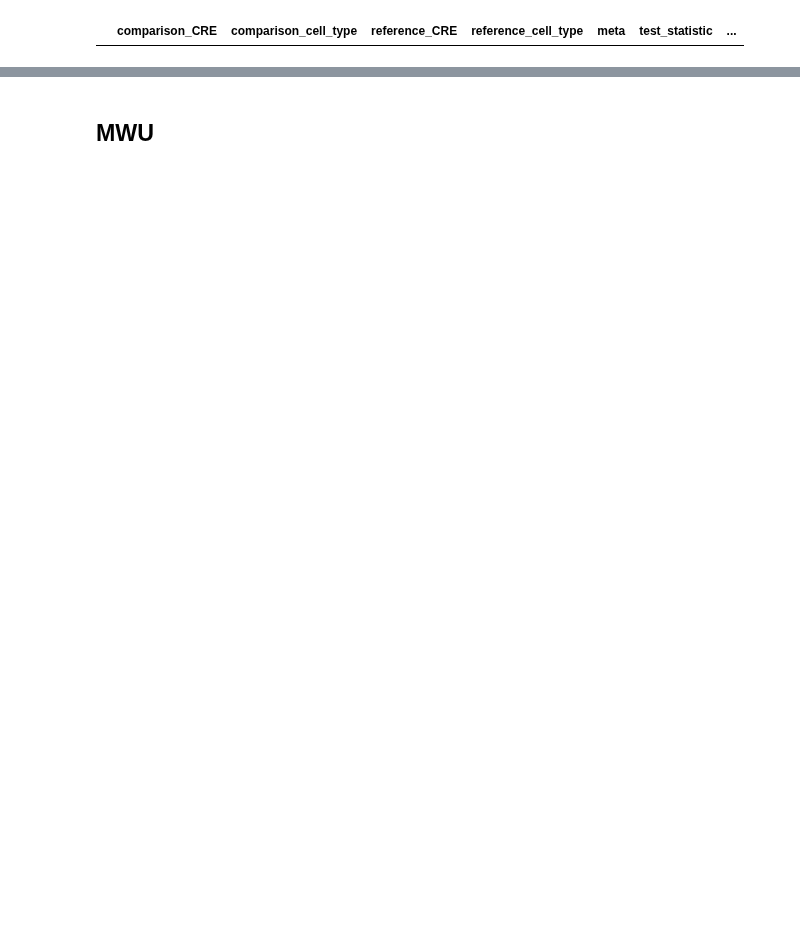
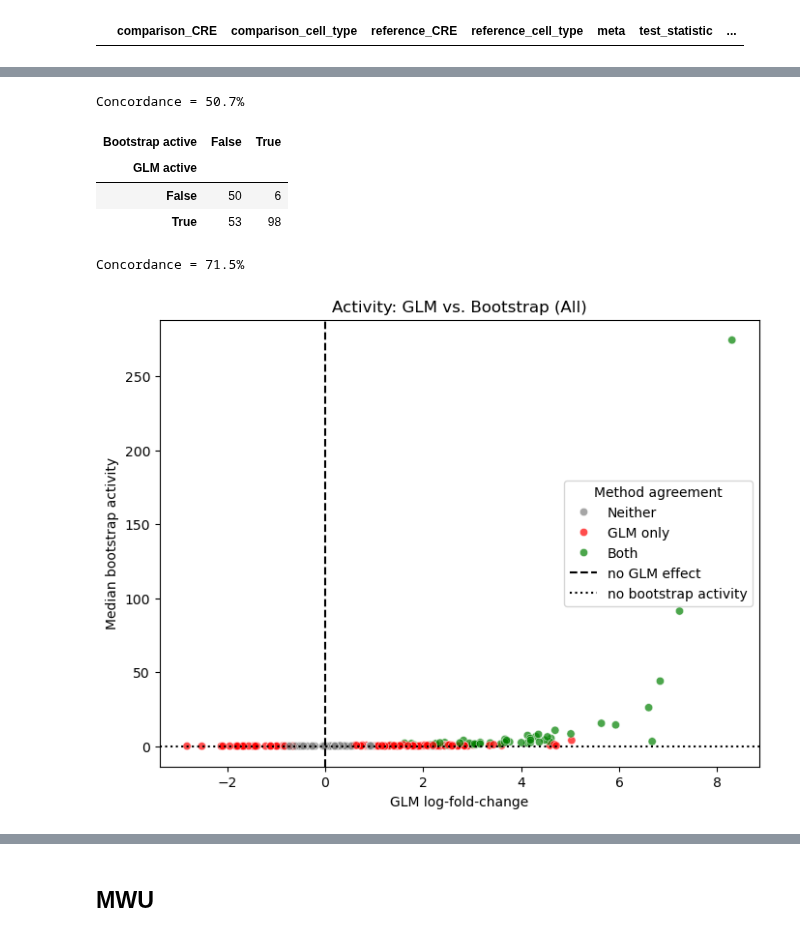
Before and after one commit to Reilly-Lab-Yale/tabula-rasa, a Jupyter notebook: notebooks/results/test_demo_hypotheses.ipynb, the cells around one changed output, grey strips where cells are left out. Saved outputs shown, nothing was run; the diff lists cells and outputs as text; code cells hidden in the pictures; blank space fills up the shorter version.

```diff
--- a/notebooks/results/test_demo_hypotheses.ipynb
+++ b/notebooks/results/test_demo_hypotheses.ipynb
@@ -159,0 +174,2 @@ wald_ct_df[wald_ct_df.isna().any(axis=1)]
+# %%
+wald_ct_df_merge = pd.merge(wald_ct_df, counts_groupby_cre_agg[['cre_id','cell_type','Mean','Mean_Norm']], left_on=['comparison_CRE', 'comparison_cell_type'], right_on = ["cre_id", "cell_type"], how='inner')
@@ -159,0 +192,10 @@ wald_ct_df[wald_ct_df.isna().any(axis=1)]
+# %%
+wald_ct_df_summary = wald_ct_df_merge.loc[
+    wald_ct_df_merge.groupby("comparison_CRE")["Mean_Norm"].idxmax()
+][["comparison_CRE", "test_statistic", "bh_p", "fold_change", "cell_type"]].rename(columns={
+    "fold_change": "glm_max_activity_fold_change",
+    "bh_p": "glm_activity_adj_p"
+})
+
+wald_ct_df_summary["glm_is_active"] = wald_ct_df_summary["glm_activity_adj_p"] < 0.05
+wald_ct_df_summary
@@ -159,0 +252,3 @@ wald_ct_df[wald_ct_df.isna().any(axis=1)]
+# %%
+cmp = pd.merge(wald_ct_df_summary, boot_act_grouped, left_on=['comparison_CRE'], right_on = ["cre_id"], how='inner')
+cmp
@@ -159,0 +282,53 @@ wald_ct_df[wald_ct_df.isna().any(axis=1)]
+# %%
+agree = (cmp["glm_is_active"] == cmp["is_active_all_reps"]).mean()
+print(f"Concordance = {agree:.1%}")
+# %% [output]
+Concordance = 50.7%
+# %%
+ct = pd.crosstab(
+    cmp["glm_is_active"],
+    cmp["is_active_any_reps"],
+    rownames=["GLM active"],
+    colnames=["Bootstrap active"]
+)
+ct
+# %% [output]
+| Bootstrap active | False | True |
+| GLM active |  |  |
+| False | 50 | 6 |
+| True | 53 | 98 |
+# %%
+agree = (cmp["glm_is_active"] == cmp["is_active_any_reps"]).mean()
+print(f"Concordance = {agree:.1%}")
+# %% [output]
+Concordance = 71.5%
+# %%
+cmp['glm_max_activity_logFC'] = np.log(cmp['glm_max_activity_fold_change'])
+# %%
+# define agreement categories
+def category(row):
+    if row.glm_is_active and row.is_active_all_reps: return "Both"
+    if row.glm_is_active:                 return "GLM only"
+    if row.is_active_all_reps:            return "Bootstrap only"
+    return "Neither"
+
+cmp["agreement"] = cmp.apply(category, axis=1)
+fig, ax = plt.subplots(figsize=(8, 6))
+sns.scatterplot(
+    data=cmp,
+    x="glm_max_activity_logFC",
+    y="median_activity",
+    hue="agreement",
+    palette={"Both":"green","GLM only":"red","Bootstrap only":"blue","Neither":"gray"},
+    alpha=0.7
+)
+ax.axvline(0, color="k", linestyle="--", label="no GLM effect")
+ax.axhline(0, color="k", linestyle=":", label="no bootstrap activity")
+plt.xlabel("GLM log-fold-change")
+plt.ylabel("Median bootstrap activity")
+plt.title("Activity: GLM vs. Bootstrap (All)")
+plt.legend(title="Method agreement")
+plt.show()
+# plt.savefig("%s/plots/med_bootstrap_GLM_lFC.svg" % DATA_PATH)
+# %% [output]
+[figure, added]
```
Also changed, not shown: parts of 17 cells of this notebook.
